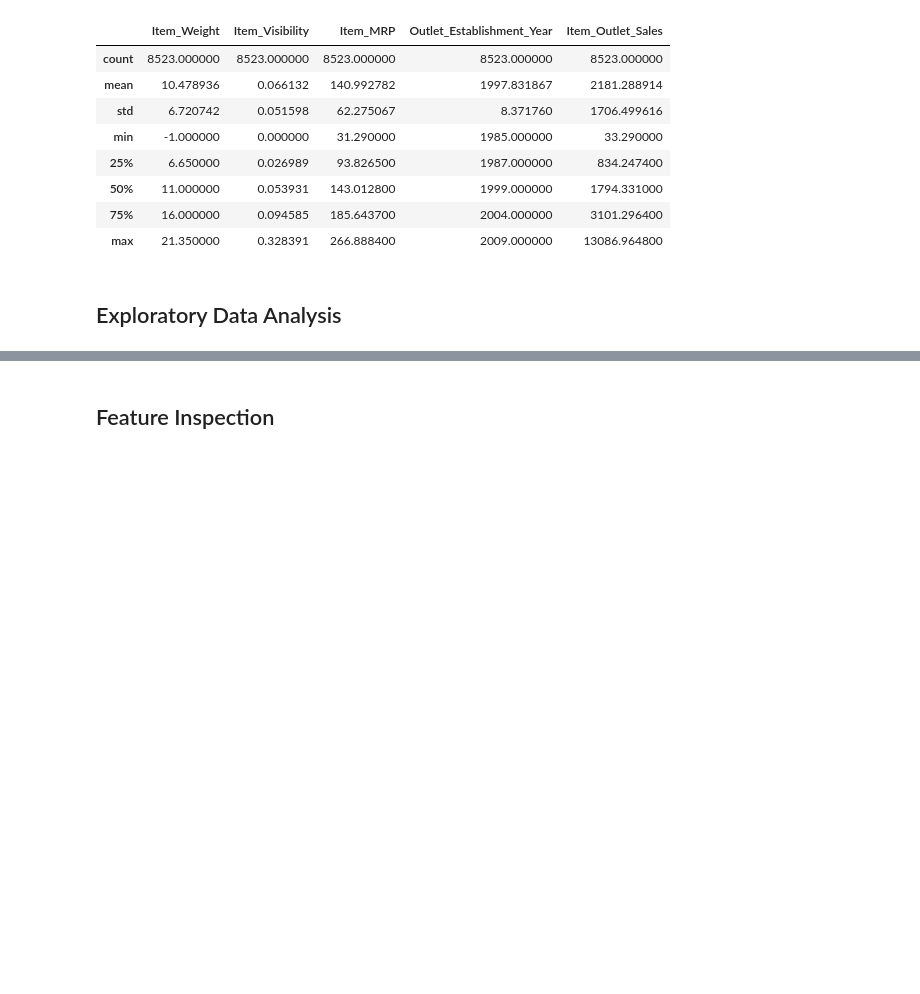
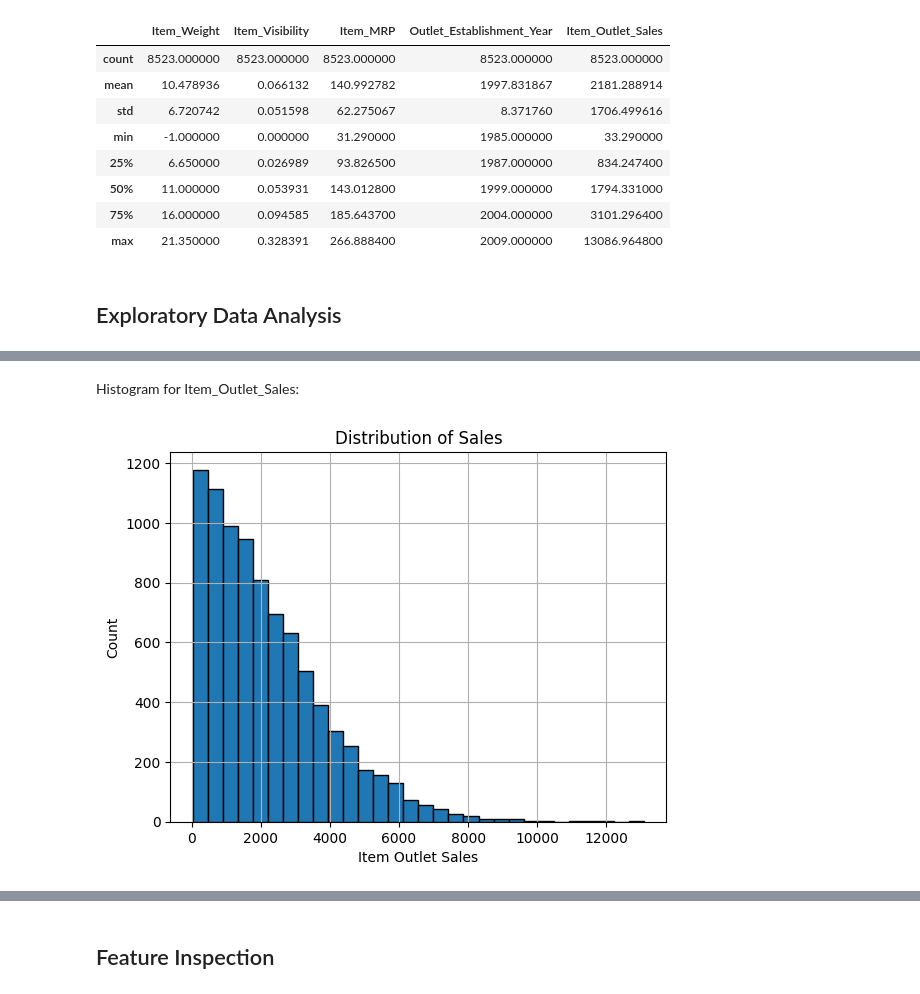
Before and after one commit to NasserKishek/Prediction-of-Product-Sales-, a Jupyter notebook: Prediction_of_product_sales.ipynb, the cells around one changed output, grey strips where cells are left out. Cells and saved outputs as stored; diff of their text form; code cells hidden in the pictures; blank space fills up the shorter version.

```diff
--- a/Prediction_of_product_sales.ipynb
+++ b/Prediction_of_product_sales.ipynb
@@ -296,0 +330,10 @@ summary_stats
+# %% [markdown]
+Histogram for Item_Outlet_Sales:
+# %%
+ax = df['Item_Outlet_Sales'].hist(bins = 30, edgecolor = 'black')
+ax.ticklabel_format(style='plain')
+ax.set_title('Distribution of Sales')
+ax.set_ylabel('Count')
+ax.set_xlabel('Item Outlet Sales');
+# %% [output]
+[figure, added]
```
Also changed, not shown: parts of 18 cells of this notebook.
